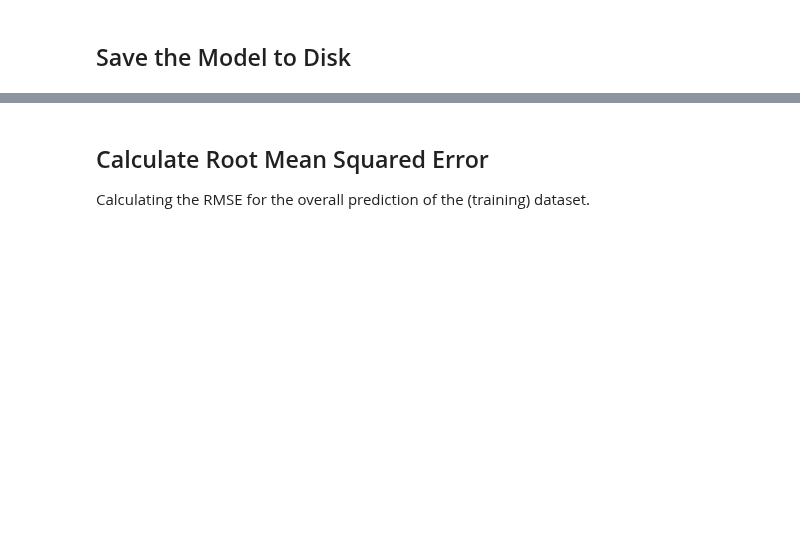
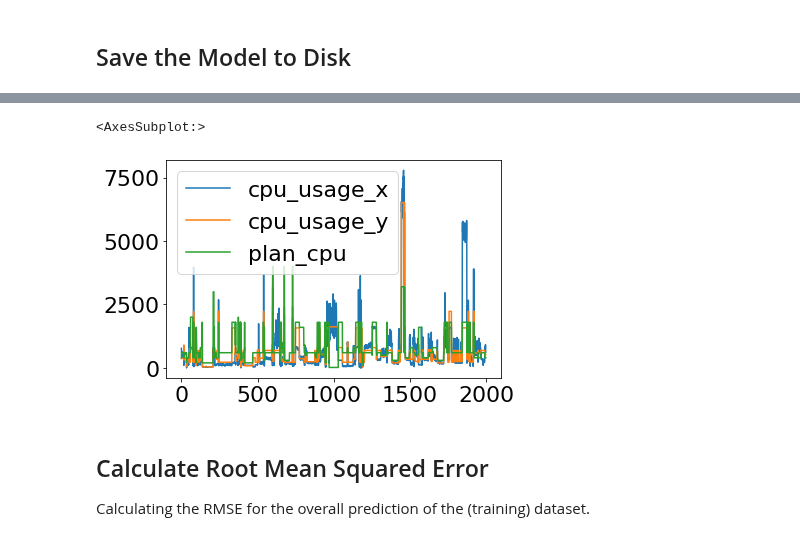
Before and after one commit to MyGodItsFull0fStars/alibaba_clusterdata, a Jupyter notebook: cluster-trace-gpu-v2020/prediction/lstm_general_prediction.ipynb, the cells around one changed output, grey strips where cells are left out. Drawn from its saved outputs; the diff is of its cells as text; code cells hidden in the pictures; blank space fills up the shorter version.

```diff
--- a/cluster-trace-gpu-v2020/prediction/lstm_general_prediction.ipynb
+++ b/cluster-trace-gpu-v2020/prediction/lstm_general_prediction.ipynb
@@ -256,0 +232,5 @@ bla.head()
+# %%
+plan_df = dataset.X_scaler.convert_tensor_to_df(X_df)
+plan_df = dataset.X_scaler.inverse_standardize_df(plan_df)
+plan_df = plan_df[['plan_cpu']]
+plan_df
@@ -257,3 +251,11 @@ bla.head()
+# %%
+combined_df = pd.merge(actual_data_df, prediction_df, left_index=True, right_index=True)
+# combined_df.rename()
+combined_df['plan_cpu'] = plan_df
+combined_df.plot.line()
+# %% [output]
+<AxesSubplot:>
+[figure, added]
 # %% [markdown]
 ## Calculate Root Mean Squared Error
 
```
Also changed, not shown: parts of 21 cells of this notebook, 3 other files.
